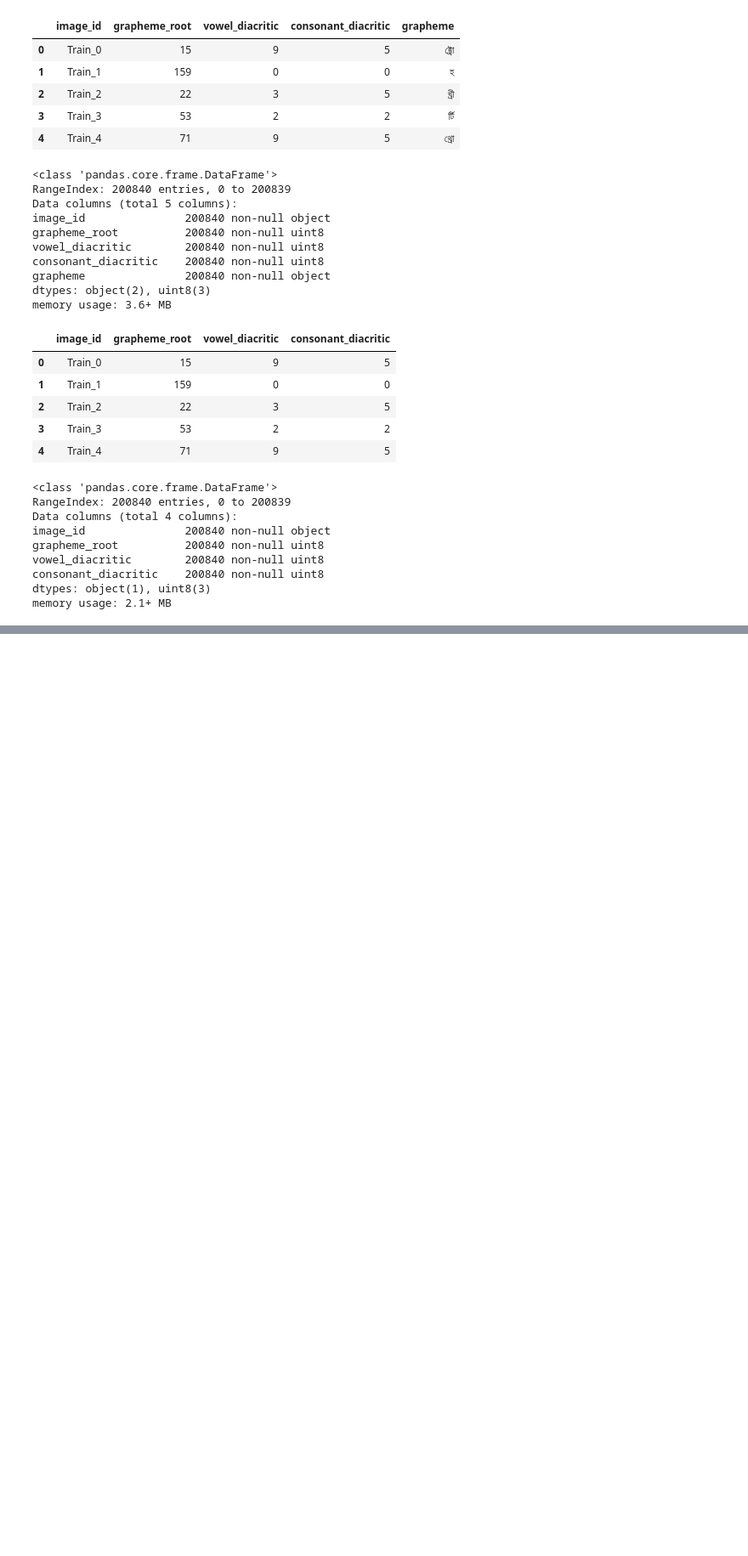
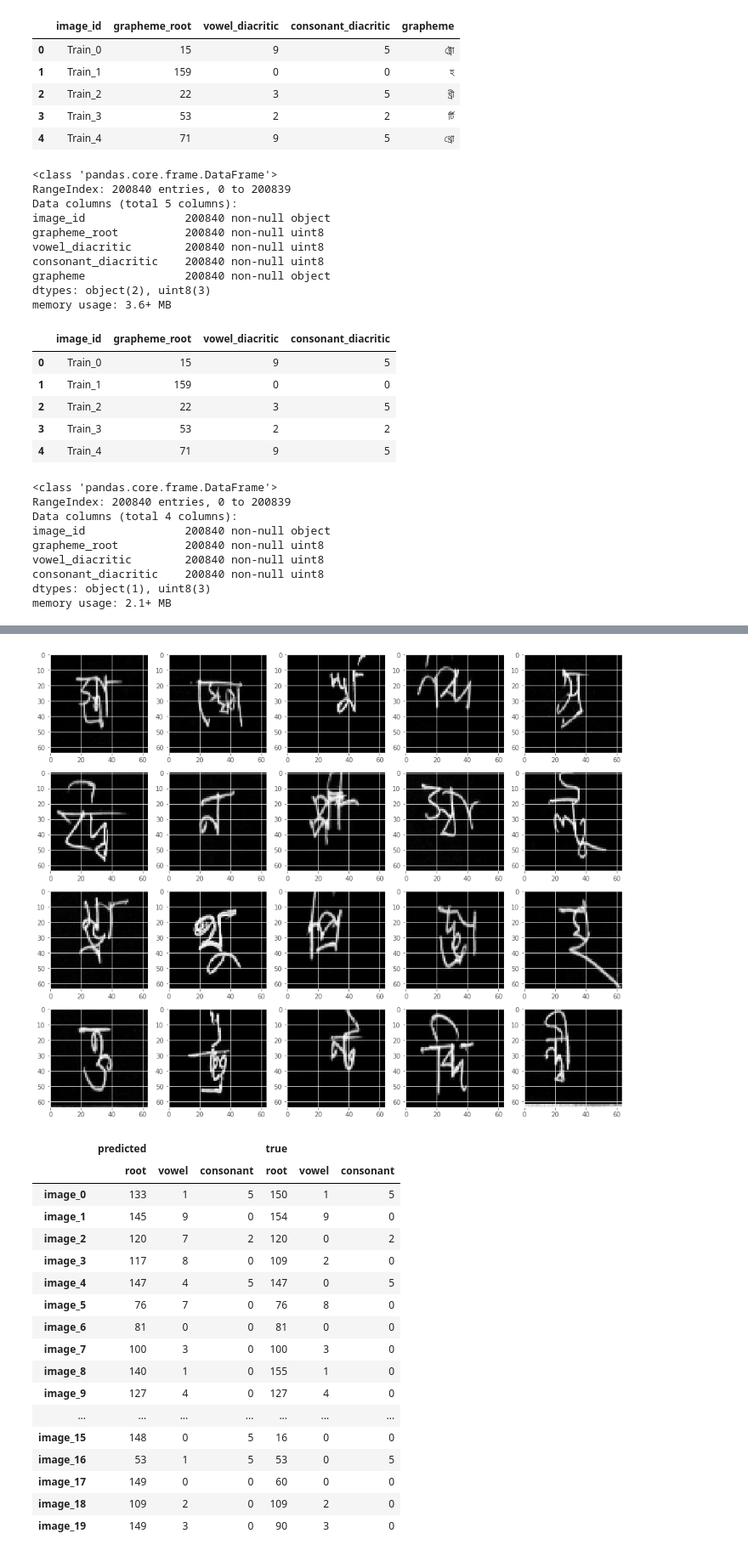
Before and after one commit to MHannan94/dsc100719-capstone-project, a Jupyter notebook: data_loading_model_1.ipynb, the cells around one changed output, grey strips where cells are left out. Shown: that part at 85% size. Saved outputs shown, nothing was run; the diff lists cells and outputs as text; code cells hidden in the pictures; blank space fills up the shorter version.

```diff
--- a/data_loading_model_1.ipynb
+++ b/data_loading_model_1.ipynb
@@ -422,0 +197,22 @@ plot_accuracy(model, hist)
+# %%
+mymodel.test(x_test, y_test, 20)
+# %% [output]
+[figure, added]
+|  | predicted |  |  | true |  |  |
+|  | root | vowel | consonant | root | vowel | consonant |
+| image_0 | 133 | 1 | 5 | 150 | 1 | 5 |
+| image_1 | 145 | 9 | 0 | 154 | 9 | 0 |
+| image_2 | 120 | 7 | 2 | 120 | 0 | 2 |
+| image_3 | 117 | 8 | 0 | 109 | 2 | 0 |
+| image_4 | 147 | 4 | 5 | 147 | 0 | 5 |
+| image_5 | 76 | 7 | 0 | 76 | 8 | 0 |
+| image_6 | 81 | 0 | 0 | 81 | 0 | 0 |
+| image_7 | 100 | 3 | 0 | 100 | 3 | 0 |
+| image_8 | 140 | 1 | 0 | 155 | 1 | 0 |
+| image_9 | 127 | 4 | 0 | 127 | 4 | 0 |
+| ... | ... | ... | ... | ... | ... | ... |
+| image_15 | 148 | 0 | 5 | 16 | 0 | 0 |
+| image_16 | 53 | 1 | 5 | 53 | 0 | 5 |
+| image_17 | 149 | 0 | 0 | 60 | 0 | 0 |
+| image_18 | 109 | 2 | 0 | 109 | 2 | 0 |
+| image_19 | 149 | 3 | 0 | 90 | 3 | 0 |
```
Also changed, not shown: parts of 56 cells of this notebook, 3 other files.
